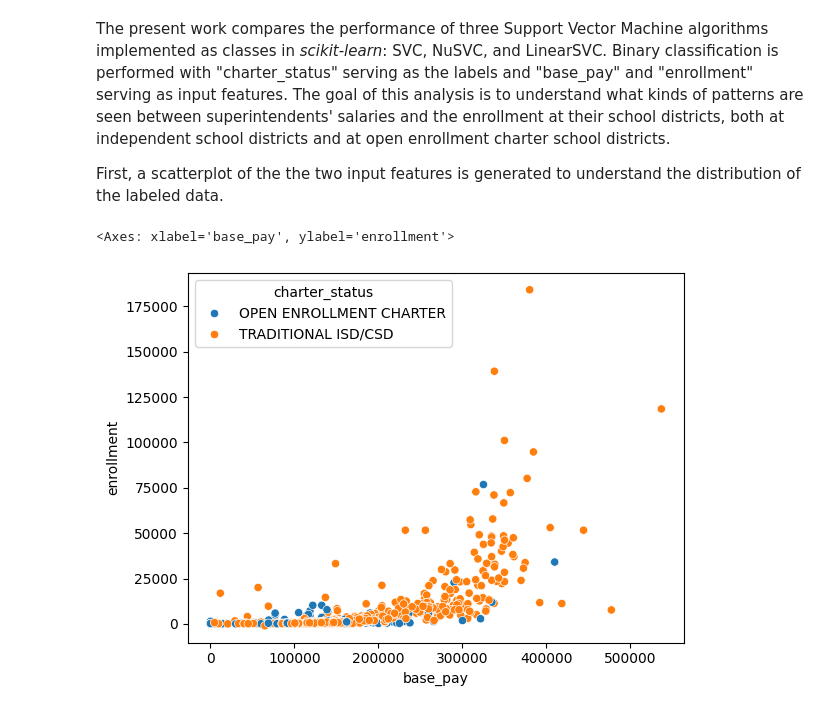
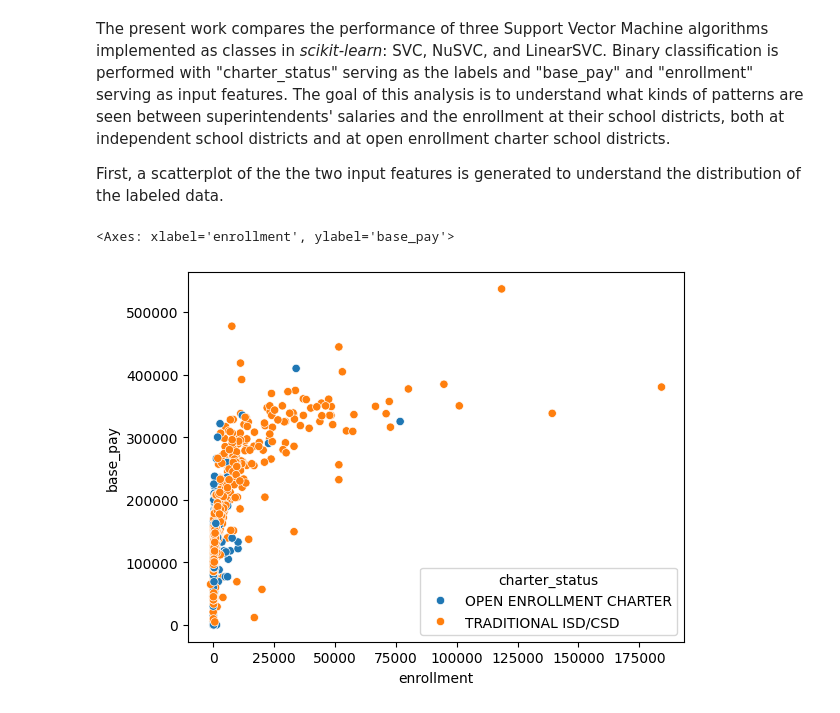
Before and after one commit to Kiron-Ang/DSC, a Jupyter notebook: svm_analysis.ipynb, the cells around one changed output. Drawn from its saved outputs; the diff is of its cells as text; code cells hidden in the pictures.

```diff
--- a/svm_analysis.ipynb
+++ b/svm_analysis.ipynb
@@ -42,7 +42,7 @@ The present work compares the performance of three Support Vector Machine algori
 
 First, a scatterplot of the the two input features is generated to understand the distribution of the labeled data.
 # %%
-seaborn.scatterplot(data=data, x="base_pay", y="enrollment", hue="charter_status")
+seaborn.scatterplot(data=data, x="enrollment", y="base_pay", hue="charter_status")
 # %% [output]
-<Axes: xlabel='base_pay', ylabel='enrollment'>
+<Axes: xlabel='enrollment', ylabel='base_pay'>
-[figure, old version]
+[figure, new version]
```
Also changed, not shown: parts of 6 cells of this notebook.
